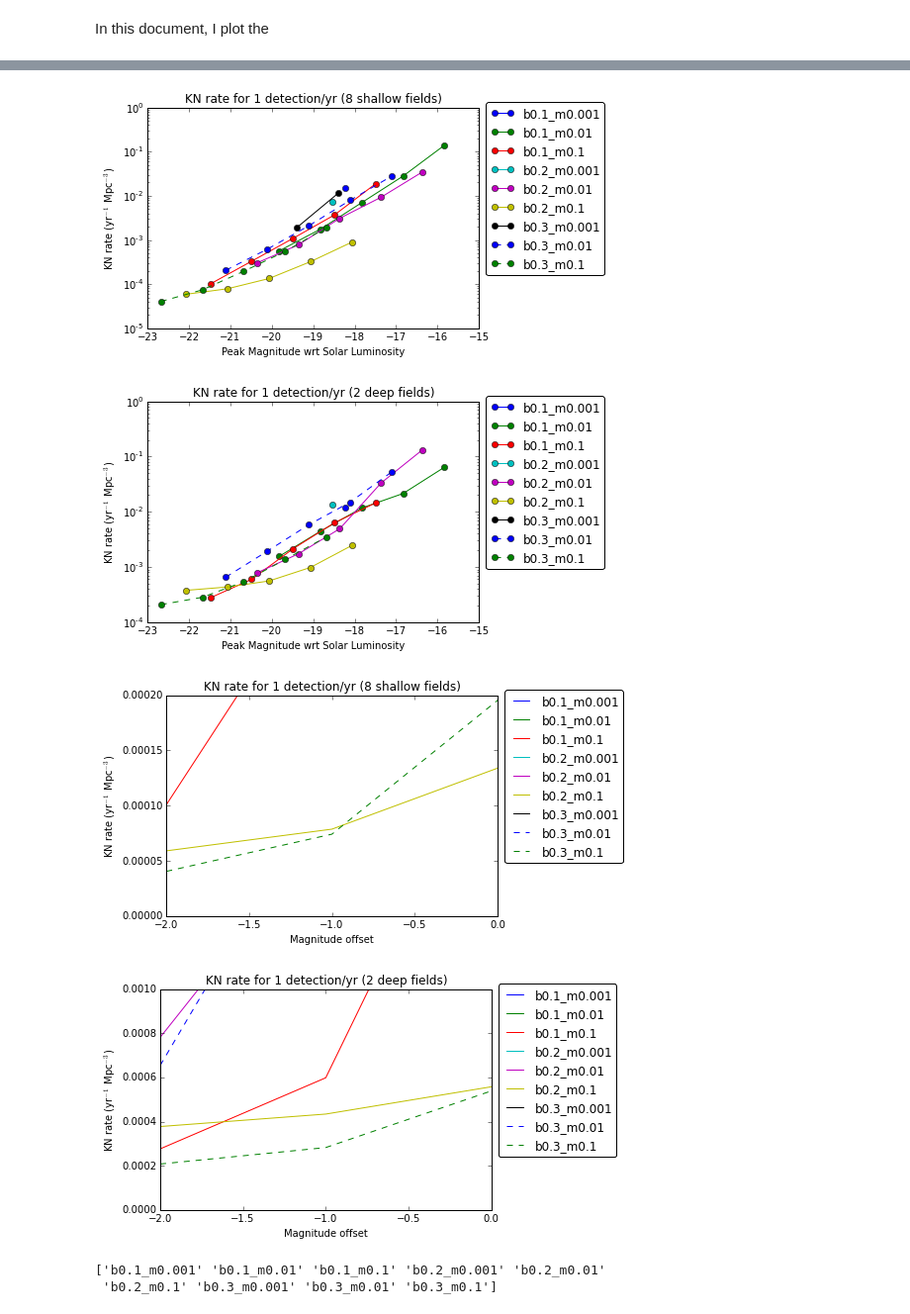
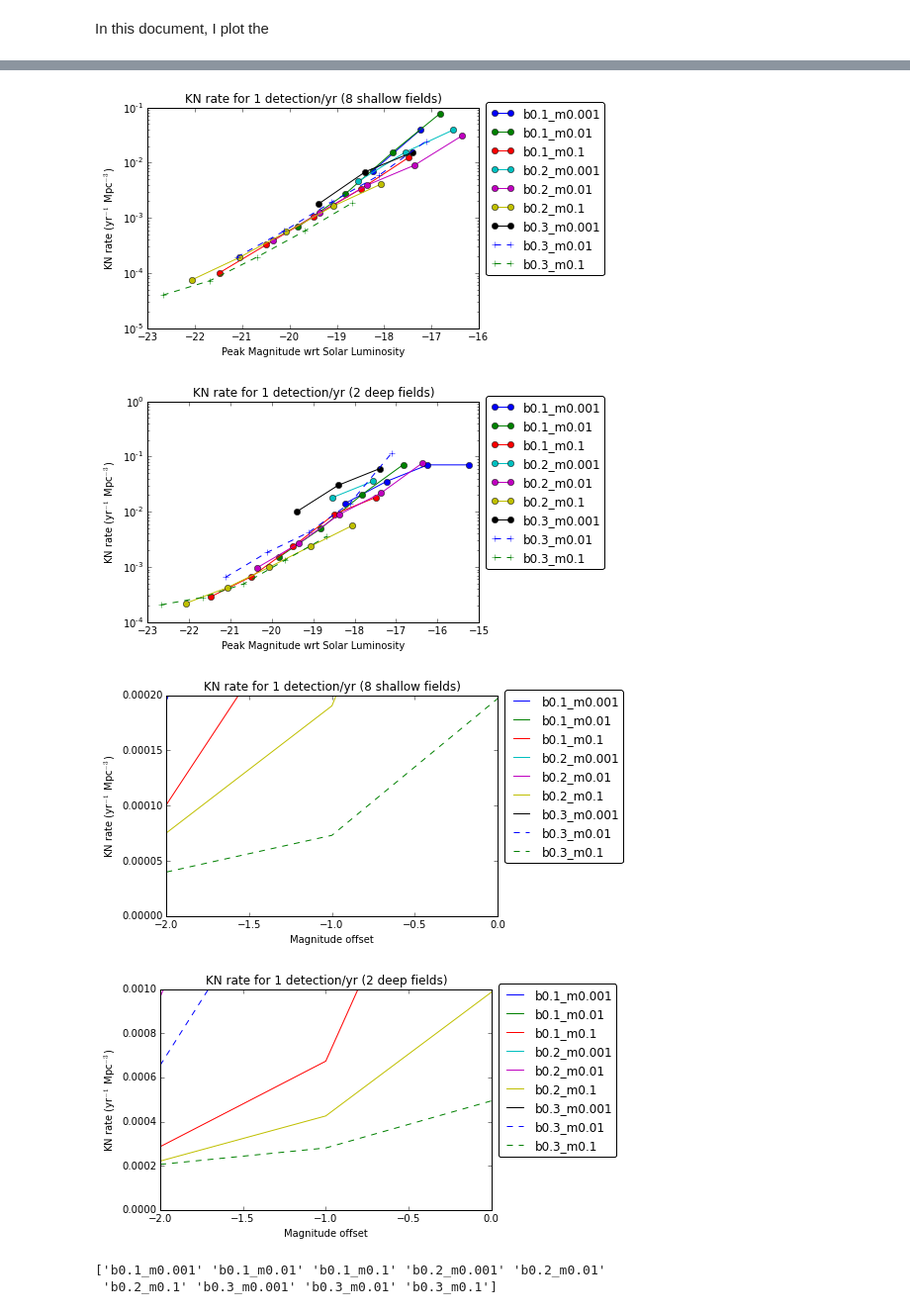
Before and after one commit to zodoctor/DES_KN_SNFIELDS, a Jupyter notebook: RateLimits081415.ipynb, the cells around one changed output, grey strips where cells are left out. Shown at 99% size. Drawn from its saved outputs; the diff is of its cells as text; code cells hidden in the pictures.

```diff
--- a/RateLimits081415.ipynb
+++ b/RateLimits081415.ipynb
@@ -36,7 +36,7 @@ for o,offset in enumerate(offsets):
     dumpfile = "../KNSimDataRateLims081715_z0.2/ZDNTEST_MAGOFF" + offset +"/ZDNTEST_MAGOFF" + offset + ".DUMP"
     dumpdata = np.genfromtxt(dumpfile,skip_header=2)
     dumpbeta = np.around(np.array(dumpdata[:,30]),5)
-    dumpM = np.around(np.array(dumpdata[:,31]),5)
+    dumpM = np.around(np.array(dumpdata[:,32]),5)
     dumpSN = dumpdata[:,1]
     dumpSN = np.array([int(dumpSN[i]) for i,eye in enumerate(dumpSN)])
     dumpMu = dumpdata[:,12]
@@ -107,7 +107,7 @@ for m,model in enumerate(models):
     peakmag = offsetints+bolMag[m]
     plt.figure(1)
     if m > 6:
-        plt.plot(peakmag,np.transpose(shallowrates_real)[:,m],linestyle='--',marker='o')
+        plt.plot(peakmag,np.transpose(shallowrates_real)[:,m],linestyle='--',marker='+')
     else:
         plt.plot(peakmag,np.transpose(shallowrates_real)[:,m],marker='o')
     plt.legend(models,loc='upper center', bbox_to_anchor=(1.2, 1.05), fancybox=True)
@@ -118,42 +118,42 @@ for m,model in enumerate(models):
     plt.savefig('KNrateVsMagOffset_shallow.png',pad_inches=1,bbox_inches='tight')
     plt.figure(2)
     if m > 6:
-        plt.plot(peakmag,np.transpose(deeprates_real)[:,m],linestyle='--',marker='o')
+        plt.plot(peakmag,np.transpose(deeprates_real)[:,m],linestyle='--',marker='+')
     else:
         plt.plot(peakmag,np.transpose(deeprates_real)[:,m],marker='o')
     plt.xlabel('Peak Magnitude wrt Solar Luminosity')
     plt.ylabel(r'KN rate (yr$^{-1}$ Mpc$^{-3}$)')
     plt.legend(models,loc='upper center', bbox_to_anchor=(1.2, 1.05), fancybox=True)
     plt.title('KN rate for 1 detection/yr (2 deep fields)')
     plt.yscale('log')
     plt.savefig('KNrateVsMagOffset_deep.png',pad_inches=1,bbox_inches='tight')
     plt.figure(3)
     if m > 6:
         plt.plot(offsetints,np.transpose(shallowrates_real)[:,m],linestyle='--')
     else:
         plt.plot(offsetints,np.transpose(shallowrates_real)[:,m])
     plt.legend(models,loc='upper center', bbox_to_anchor=(1.2, 1.05), fancybox=True)
     plt.xlabel('Magnitude offset')
     plt.ylabel(r'KN rate (yr$^{-1}$ Mpc$^{-3}$)')
     plt.title('KN rate for 1 detection/yr (8 shallow fields)')
     plt.axis([-2,0,0,.0002])
     plt.savefig('KNrateVsMagOffset_shallow_zoom.png',pad_inches=1,bbox_inches='tight')
     plt.figure(4)
     if m > 6:
         plt.plot(offsetints,np.transpose(deeprates_real)[:,m],linestyle='--')
     else:
         plt.plot(offsetints,np.transpose(deeprates_real)[:,m])
     plt.legend(models,loc='upper center', bbox_to_anchor=(1.2, 1.05), fancybox=True)
     plt.xlabel('Magnitude offset')
     plt.ylabel(r'KN rate (yr$^{-1}$ Mpc$^{-3}$)')
     plt.title('KN rate for 1 detection/yr (2 deep fields)')
     plt.axis([-2,0,0,.001])
     plt.savefig('KNrateVsMagOffset_deep_zoom.png',pad_inches=1,bbox_inches='tight')
 # %% [output]
-[figure, old version]
+[figure, new version]
-[figure, old version]
+[figure, new version]
-[figure, old version]
+[figure, new version]
-[figure, old version]
+[figure, new version]
 # %%
 print models
 # %% [output]
```
Also changed, not shown: parts of 1 cell of this notebook, 1 other file.
